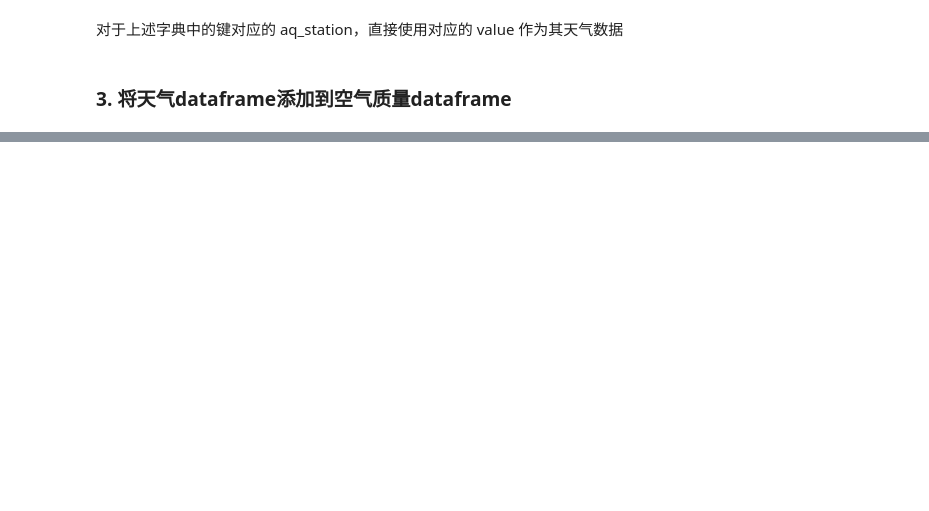
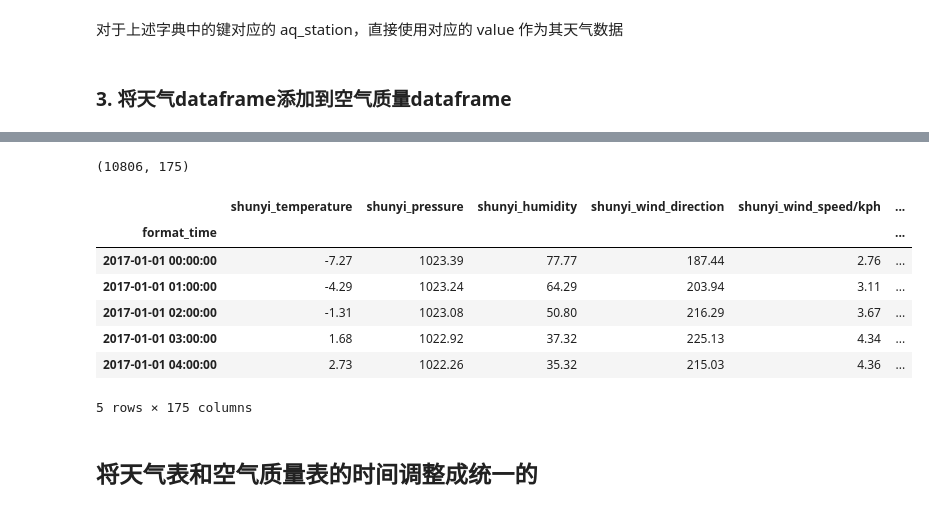
Before and after one commit to txytju/air-quality-prediction, a Jupyter notebook: weather_data_exploration.ipynb, the cells around one changed output, grey strips where cells are left out. Cells and saved outputs as stored; diff of their text form; code cells hidden in the pictures; blank space fills up the shorter version.

```diff
--- a/weather_data_exploration.ipynb
+++ b/weather_data_exploration.ipynb
@@ -150,6 +109,9 @@ def find_nearst_meo_station_name(aq_location, meo_locations):
 # %%
 aq_station_nearest_meo_station = {}
-stations = meo_locations + grid_meo_locations
+
+# 暂时只使用 网格气象数据
+# stations = meo_locations + grid_meo_locations
+stations = grid_meo_locations
 
 for aq_station in aq_locations:
     nearest_meo_station_name = find_nearst_meo_station_name(aq_station, stations)
@@ -185,24 +143,0 @@ bj_meo_all[bj_meo_all['station_id'] == 'shunyi_meo']
-# %%
-def get_related_meo_dfs(aq_station_nearest_meo_station, bj_meo_all, bj_grid_meo_all):
-    '''
-    Args :
-        aq_station_nearest_meo_station = {aq_station_name : meo_station_name}
-        bj_meo_all is Beijing meo dataframe.
-        grid_bj_meo_all is Beijing grid meo dataframe.
-    Returns:
-        related_meo_dfs = {aq_station_name : meo_station_data_df}
-    '''
-    related_meo_dfs = {}
-
-    bj_meo_all_names = set(bj_meo_all["station_id"].values)
-    grid_bj_meo_all_names = set(bj_grid_meo_all["stationName"].values)
-
-    for aq_station, meo_station in aq_station_nearest_meo_station.items():
-        if meo_station in bj_meo_all_names:
-            related_meo_dfs[aq_station] = bj_meo_all[bj_meo_all['station_id'] == meo_station]
-        elif meo_station in grid_bj_meo_all_names:
-            related_meo_dfs[aq_station] = bj_grid_meo_all[bj_grid_meo_all['stationName'] == meo_station]
-        else :
-            print("meo station name not found.")
-
-    return related_meo_dfs
@@ -214,0 +182,18 @@ related_meo_dfs['zhiwuyuan_aq'].shape
+# %%
+# 融合成一个整表
+meo_merged = pd.concat(list(related_meo_dfs.values()), axis=1)
+# %%
+print(meo_merged.shape)
+meo_merged.head()
+# %% [output]
+(10806, 175)
+|  | shunyi_temperature | shunyi_pressure | shunyi_humidity | shunyi_wind_direction | shunyi_wind_speed/kph | ... |
+| format_time |  |  |  |  |  | ... |
+| 2017-01-01 00:00:00 | -7.27 | 1023.39 | 77.77 | 187.44 | 2.76 | ... |
+| 2017-01-01 01:00:00 | -4.29 | 1023.24 | 64.29 | 203.94 | 3.11 | ... |
+| 2017-01-01 02:00:00 | -1.31 | 1023.08 | 50.80 | 216.29 | 3.67 | ... |
+| 2017-01-01 03:00:00 | 1.68 | 1022.92 | 37.32 | 225.13 | 4.34 | ... |
+| 2017-01-01 04:00:00 | 2.73 | 1022.26 | 35.32 | 215.03 | 4.36 | ... |
+5 rows × 175 columns
+# %% [markdown]
+## 将天气表和空气质量表的时间调整成统一的
```
Also changed, not shown: parts of 24 cells of this notebook, 2 other files.
